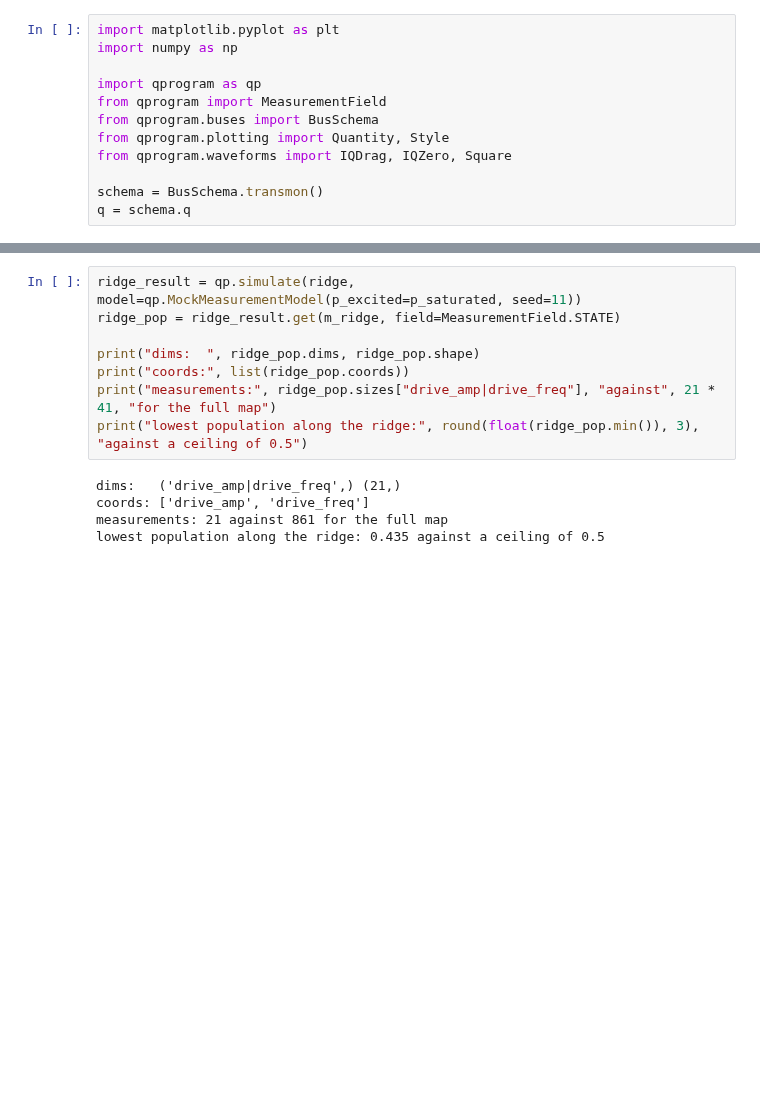
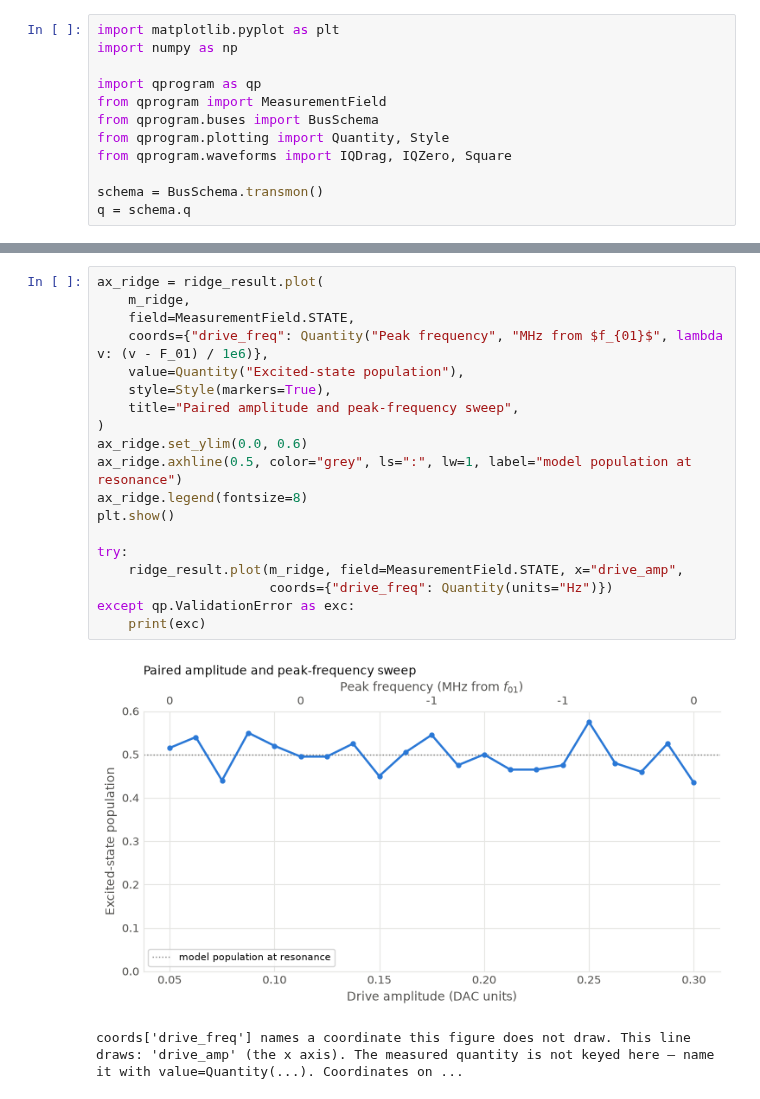
Before and after one commit to qilimanjaro-tech/ieee-qce26-qprogram-tutorial, a Jupyter notebook: notebooks/solutions/02_basics.ipynb, the cells around one changed output, grey strips where cells are left out. Cells and saved outputs as stored; diff of their text form; blank space fills up the shorter version.

```diff
--- a/notebooks/solutions/02_basics.ipynb
+++ b/notebooks/solutions/02_basics.ipynb
@@ -690,14 +734,23 @@ with ridge.average(shots=200):
 # %%
-ridge_result = qp.simulate(ridge, model=qp.MockMeasurementModel(p_excited=p_saturated, seed=11))
-ridge_pop = ridge_result.get(m_ridge, field=MeasurementField.STATE)
+ax_ridge = ridge_result.plot(
+    m_ridge,
+    field=MeasurementField.STATE,
+    coords={"drive_freq": Quantity("Peak frequency", "MHz from $f_{01}$", lambda v: (v - F_01) / 1e6)},
+    value=Quantity("Excited-state population"),
+    style=Style(markers=True),
+    title="Paired amplitude and peak-frequency sweep",
+)
+ax_ridge.set_ylim(0.0, 0.6)
+ax_ridge.axhline(0.5, color="grey", ls=":", lw=1, label="model population at resonance")
+ax_ridge.legend(fontsize=8)
+plt.show()
 
-print("dims:  ", ridge_pop.dims, ridge_pop.shape)
-print("coords:", list(ridge_pop.coords))
-print("measurements:", ridge_pop.sizes["drive_amp|drive_freq"], "against", 21 * 41, "for the full map")
-print("lowest population along the ridge:", round(float(ridge_pop.min()), 3), "against a ceiling of 0.5")
+try:
+    ridge_result.plot(m_ridge, field=MeasurementField.STATE, x="drive_amp",
+                      coords={"drive_freq": Quantity(units="Hz")})
+except qp.ValidationError as exc:
+    print(exc)
 # %% [output]
+[figure, added]
-dims:   ('drive_amp|drive_freq',) (21,)
-coords: ['drive_amp', 'drive_freq']
-measurements: 21 against 861 for the full map
-lowest population along the ridge: 0.435 against a ceiling of 0.5
+coords['drive_freq'] names a coordinate this figure does not draw. This line draws: 'drive_amp' (the x axis). The measured quantity is not keyed here — name it with value=Quantity(...). Coordinates on ...
 # %% [markdown]
```
Also changed, not shown: parts of 74 cells of this notebook, 5 other files.
